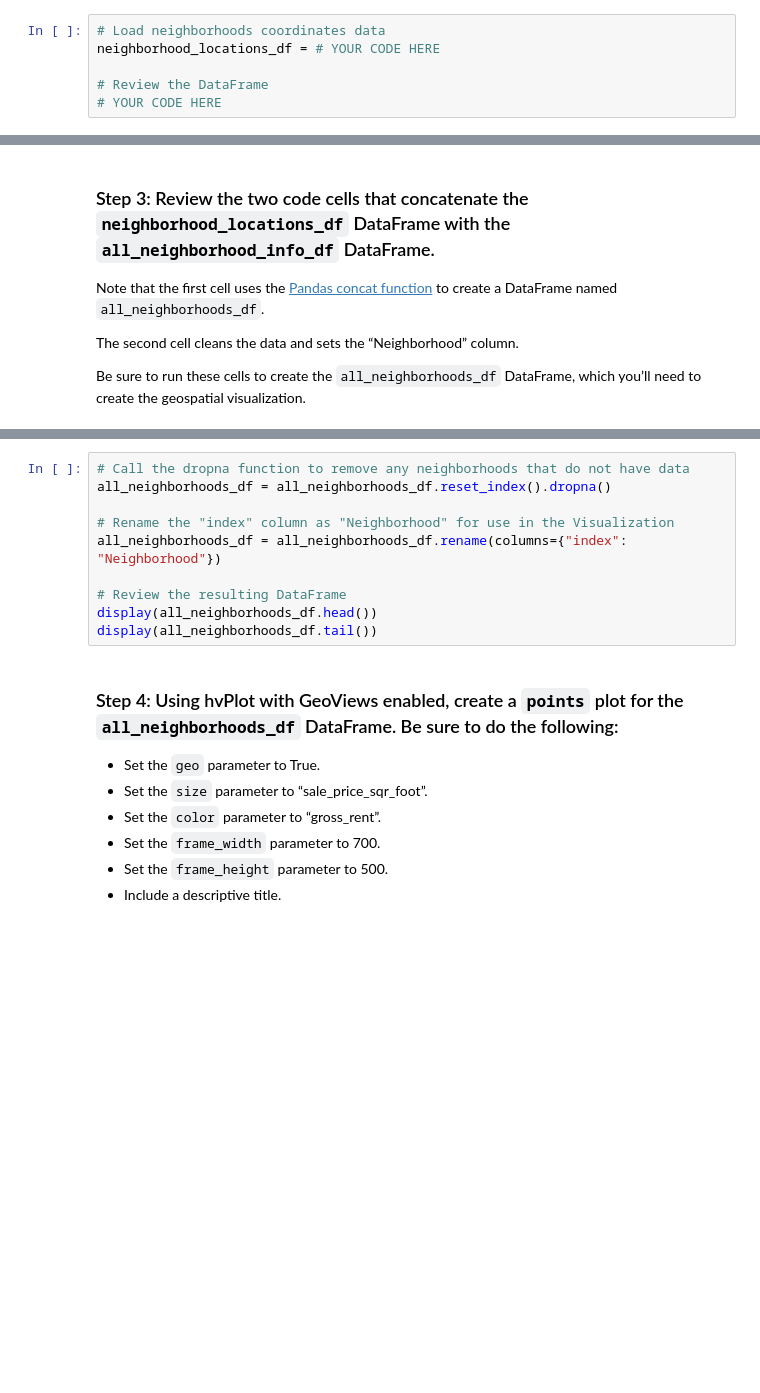
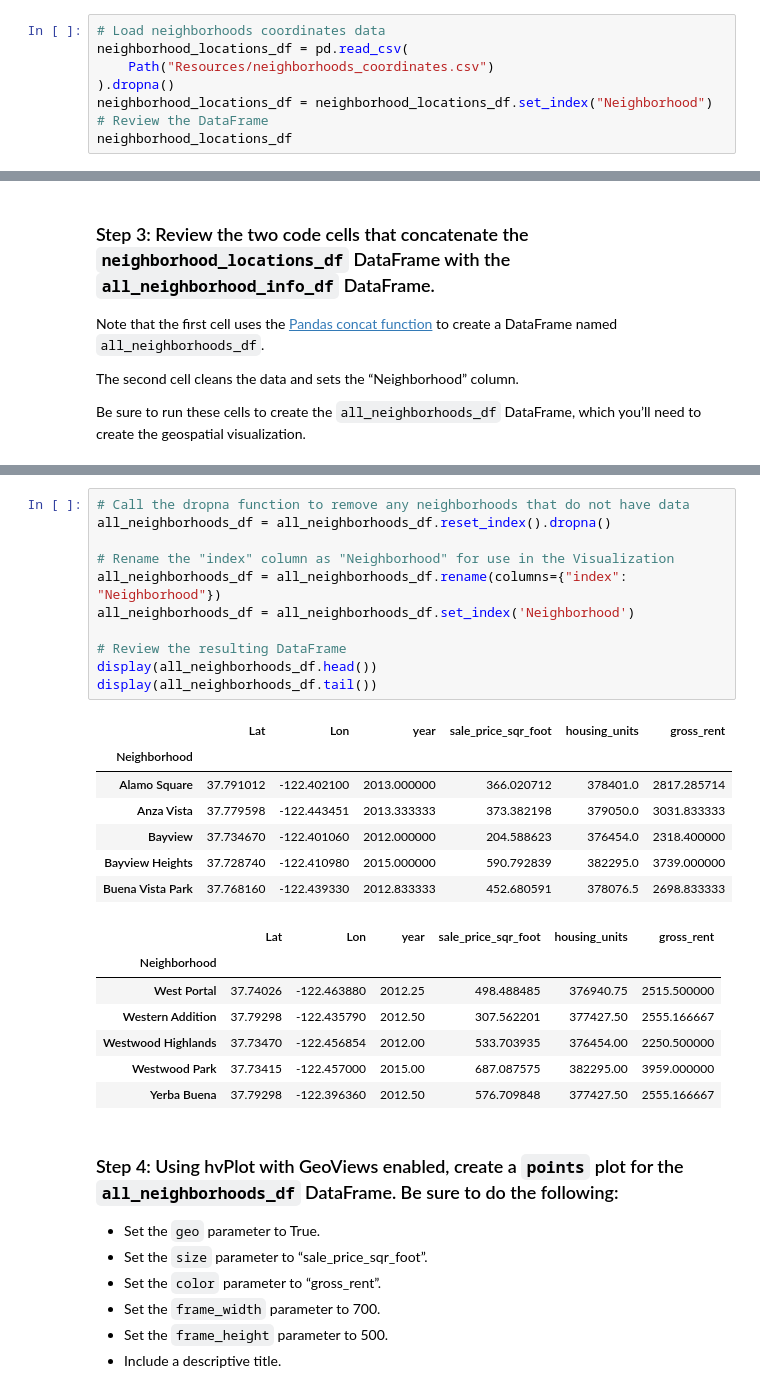
Before and after one commit to AManlangit/Module-6-SF-Housing, a Jupyter notebook: san_francisco_housing.ipynb, the cells around one changed output, grey strips where cells are left out. Cells and saved outputs as stored; diff of their text form; blank space fills up the shorter version.

```diff
--- a/san_francisco_housing.ipynb
+++ b/san_francisco_housing.ipynb
@@ -226,7 +343,9 @@ Note that your resulting plot should appear similar to the following image:
 ### Step 1: Read the `neighborhood_coordinates.csv` file from the `Resources` folder into the notebook, and create a DataFrame named `neighborhood_locations_df`. Be sure to set the `index_col` of the DataFrame as “Neighborhood”.
 # %%
 # Load neighborhoods coordinates data
-neighborhood_locations_df = # YOUR CODE HERE
-
+neighborhood_locations_df = pd.read_csv(
+    Path("Resources/neighborhoods_coordinates.csv")
+).dropna()
+neighborhood_locations_df = neighborhood_locations_df.set_index("Neighborhood")
 # Review the DataFrame
-# YOUR CODE HERE
+neighborhood_locations_df
@@ -264,13 +426,29 @@ display(all_neighborhoods_df.tail())
 # %%
 # Call the dropna function to remove any neighborhoods that do not have data
 all_neighborhoods_df = all_neighborhoods_df.reset_index().dropna()
 
 # Rename the "index" column as "Neighborhood" for use in the Visualization
 all_neighborhoods_df = all_neighborhoods_df.rename(columns={"index": "Neighborhood"})
+all_neighborhoods_df = all_neighborhoods_df.set_index('Neighborhood')
 
 # Review the resulting DataFrame
 display(all_neighborhoods_df.head())
 display(all_neighborhoods_df.tail())
+# %% [output]
+|  | Lat | Lon | year | sale_price_sqr_foot | housing_units | gross_rent |
+| Neighborhood |  |  |  |  |  |  |
+| Alamo Square | 37.791012 | -122.402100 | 2013.000000 | 366.020712 | 378401.0 | 2817.285714 |
+| Anza Vista | 37.779598 | -122.443451 | 2013.333333 | 373.382198 | 379050.0 | 3031.833333 |
+| Bayview | 37.734670 | -122.401060 | 2012.000000 | 204.588623 | 376454.0 | 2318.400000 |
+| Bayview Heights | 37.728740 | -122.410980 | 2015.000000 | 590.792839 | 382295.0 | 3739.000000 |
+| Buena Vista Park | 37.768160 | -122.439330 | 2012.833333 | 452.680591 | 378076.5 | 2698.833333 |
+|  | Lat | Lon | year | sale_price_sqr_foot | housing_units | gross_rent |
+| Neighborhood |  |  |  |  |  |  |
+| West Portal | 37.74026 | -122.463880 | 2012.25 | 498.488485 | 376940.75 | 2515.500000 |
+| Western Addition | 37.79298 | -122.435790 | 2012.50 | 307.562201 | 377427.50 | 2555.166667 |
+| Westwood Highlands | 37.73470 | -122.456854 | 2012.00 | 533.703935 | 376454.00 | 2250.500000 |
+| Westwood Park | 37.73415 | -122.457000 | 2015.00 | 687.087575 | 382295.00 | 3959.000000 |
+| Yerba Buena | 37.79298 | -122.396360 | 2012.50 | 576.709848 | 377427.50 | 2555.166667 |
 # %% [markdown]
 ### Step 4: Using hvPlot with GeoViews enabled, create a `points` plot for the `all_neighborhoods_df` DataFrame. Be sure to do the following:
 
```
Also changed, not shown: parts of 23 cells of this notebook.
